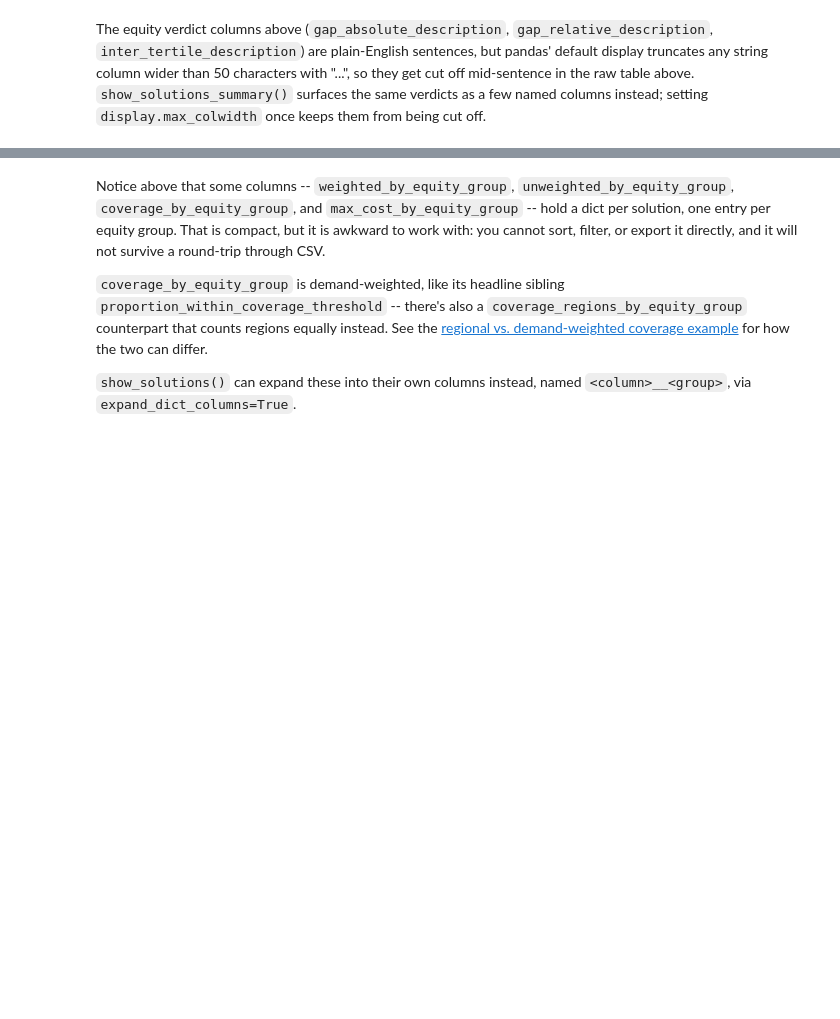
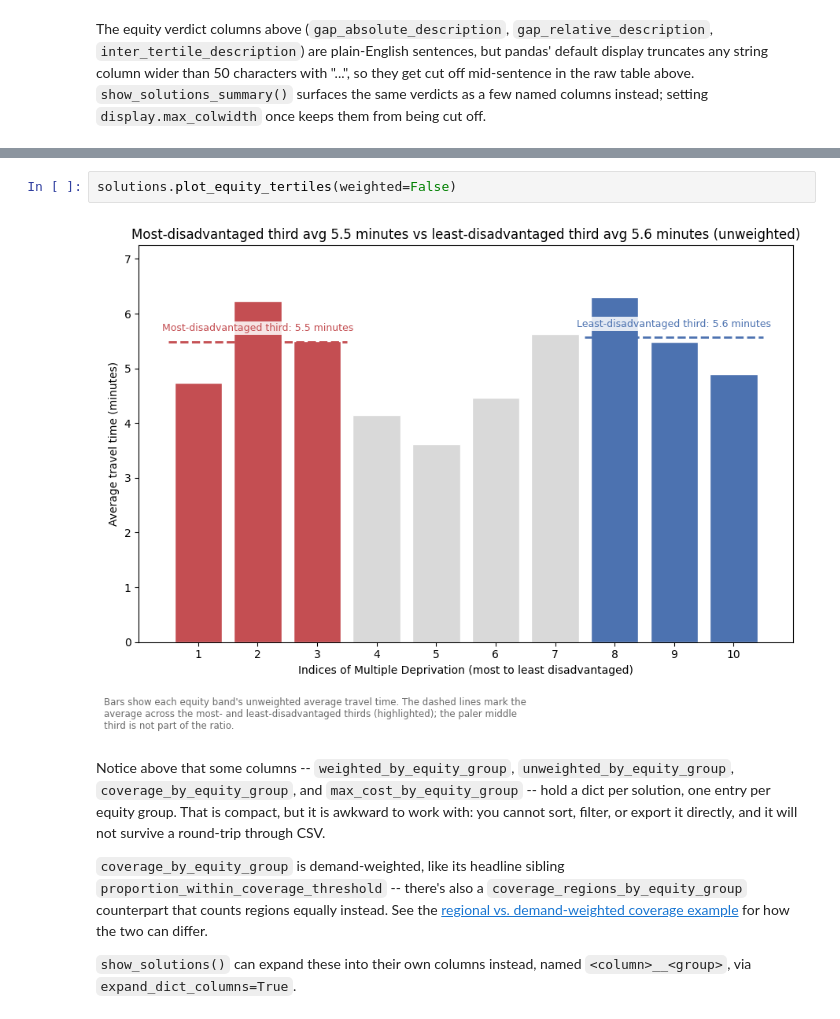
Before and after one commit to hsma-tools/lokigi, a Jupyter notebook: examples/location/equity/index.ipynb, the cells around one changed output, grey strips where cells are left out. Cells and saved outputs as stored; diff of their text form; blank space fills up the shorter version.

```diff
--- a/examples/location/equity/index.ipynb
+++ b/examples/location/equity/index.ipynb
@@ -174,3 +182,7 @@ solutions.show_solutions_summary()[[
+# %%
+solutions.plot_equity_tertiles(weighted=False)
+# %% [output]
+[figure, added]
 # %% [markdown]
 Notice above that some columns -- `weighted_by_equity_group`, `unweighted_by_equity_group`, `coverage_by_equity_group`, and `max_cost_by_equity_group` -- hold a dict per solution, one entry per equity group. That is compact, but it is awkward to work with: you cannot sort, filter, or export it directly, and it will not survive a round-trip through CSV.
 
```
Also changed, not shown: parts of 4 cells of this notebook, 5 other files.
